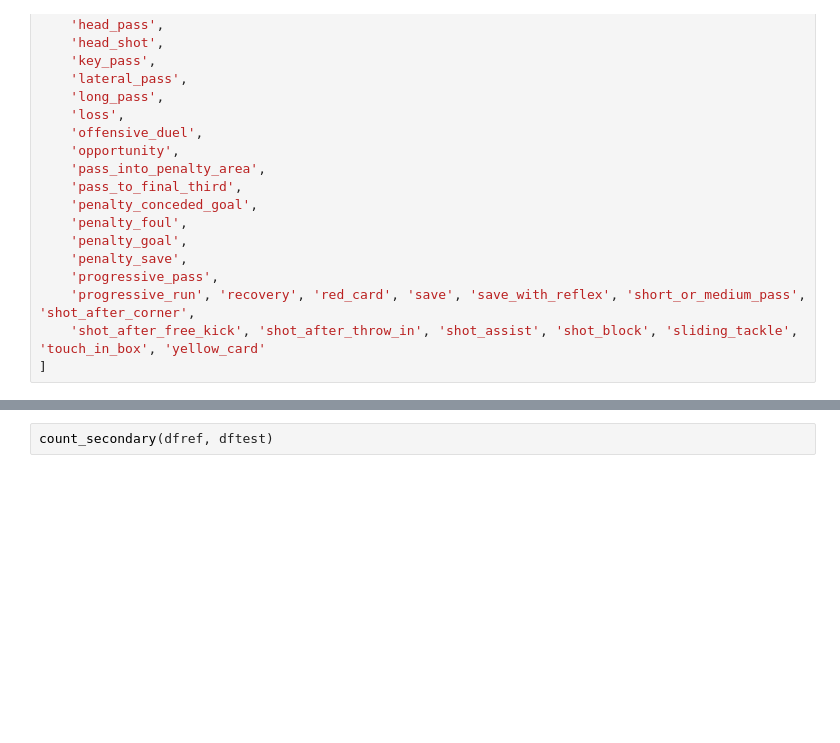
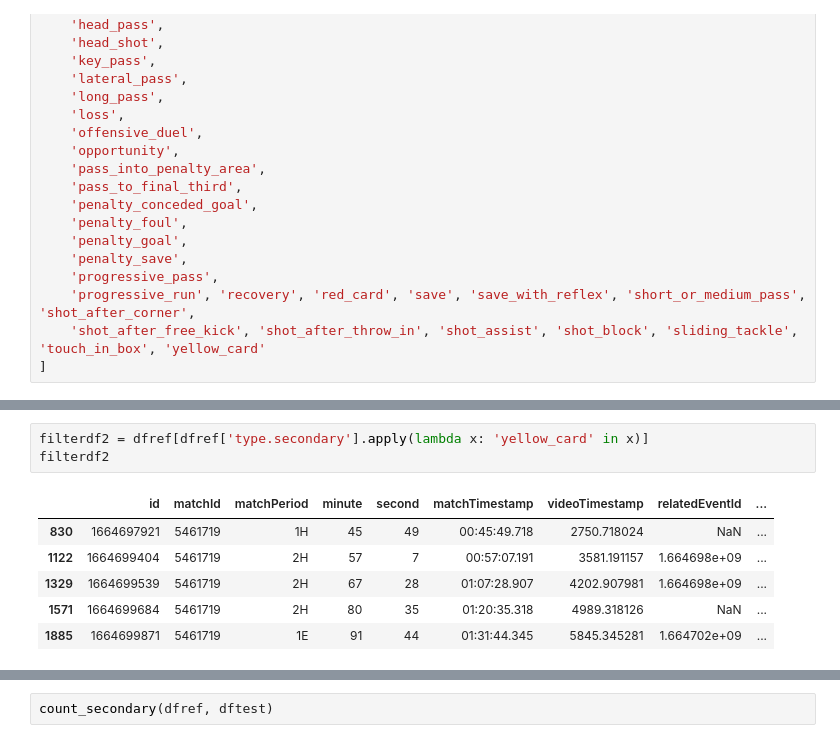
Before and after one commit to Rui1818/Instat_to_wyscout_data_transform, a Jupyter notebook: comparison.ipynb, the cells around one changed output, grey strips where cells are left out. Cells and saved outputs as stored; diff of their text form; blank space fills up the shorter version.

```diff
--- a/comparison.ipynb
+++ b/comparison.ipynb
@@ -133 +100,11 @@ secondary_list=[
+# %%
+filterdf2 = dfref[dfref['type.secondary'].apply(lambda x: 'yellow_card' in x)]
+filterdf2
+# %% [output]
+|  | id | matchId | matchPeriod | minute | second | matchTimestamp | videoTimestamp | relatedEventId | ... |
+| 830 | 1664697921 | 5461719 | 1H | 45 | 49 | 00:45:49.718 | 2750.718024 | NaN | ... |
+| 1122 | 1664699404 | 5461719 | 2H | 57 | 7 | 00:57:07.191 | 3581.191157 | 1.664698e+09 | ... |
+| 1329 | 1664699539 | 5461719 | 2H | 67 | 28 | 01:07:28.907 | 4202.907981 | 1.664698e+09 | ... |
+| 1571 | 1664699684 | 5461719 | 2H | 80 | 35 | 01:20:35.318 | 4989.318126 | NaN | ... |
+| 1885 | 1664699871 | 5461719 | 1E | 91 | 44 | 01:31:44.345 | 5845.345281 | 1.664702e+09 | ... |
 # %%
```
Also changed, not shown: parts of 18 cells of this notebook, 5 other files.
